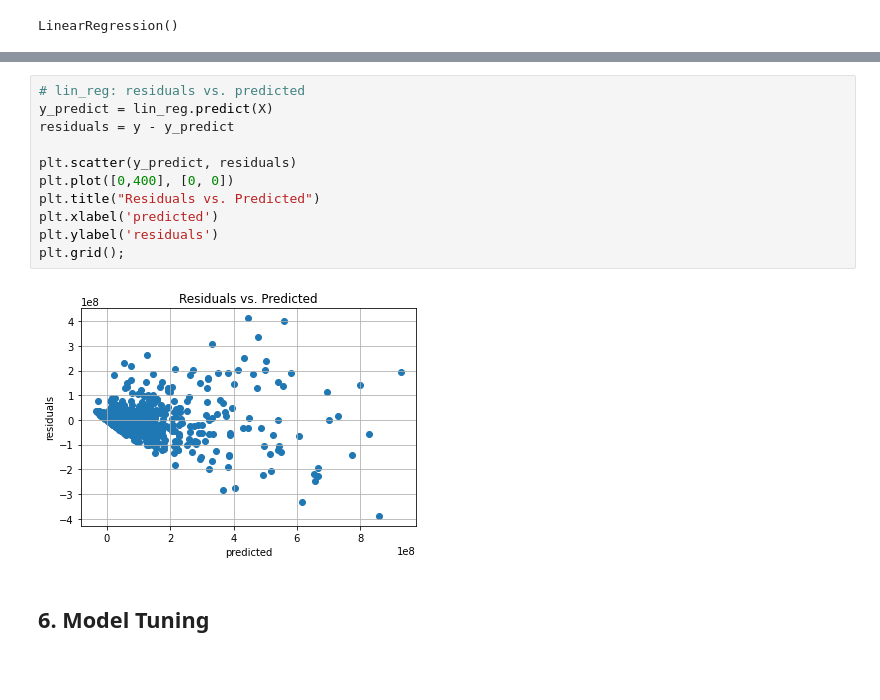
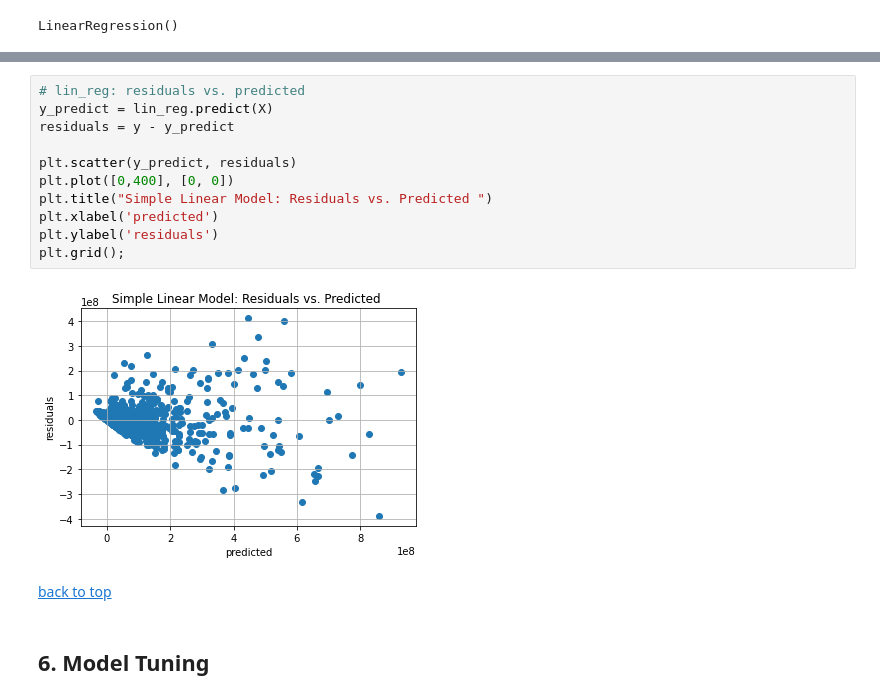
Before and after one commit to slp22/regression-project, a Jupyter notebook: adaptation_movies_regression.ipynb, the cells around one changed output, grey strips where cells are left out. Cells and saved outputs as stored; diff of their text form; blank space fills up the shorter version.

```diff
--- a/adaptation_movies_regression.ipynb
+++ b/adaptation_movies_regression.ipynb
@@ -360,16 +372,18 @@ plt.grid();
 # %%
 # lin_reg: residuals vs. predicted
 y_predict = lin_reg.predict(X)
 residuals = y - y_predict
 
 plt.scatter(y_predict, residuals)
 plt.plot([0,400], [0, 0])
-plt.title("Residuals vs. Predicted")
+plt.title("Simple Linear Model: Residuals vs. Predicted ")
 plt.xlabel('predicted')
 plt.ylabel('residuals')
 plt.grid();
 # %% [output]
-[figure, old version]
+[figure, new version]
+# %% [markdown]
+[back to top](#top)
 # %% [markdown]
 ## 6. Model Tuning<a id='6'></a>
 # %%
```
Also changed, not shown: parts of 12 cells of this notebook.
